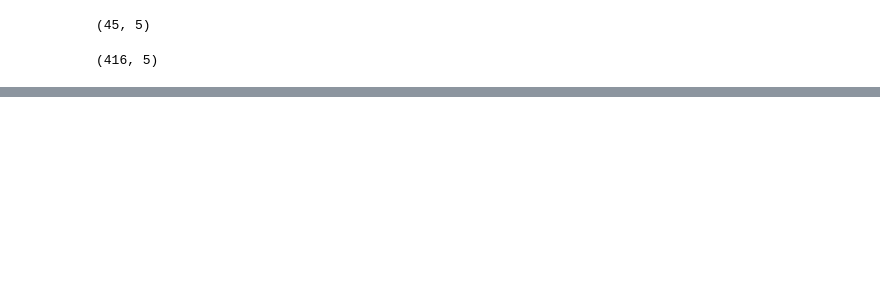
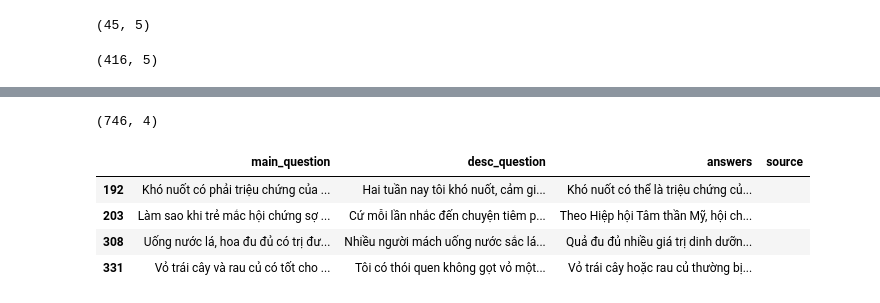
Before and after one commit to trantrikien239/GPTVietFinetune, a Jupyter notebook: DataPreprocessing.ipynb, the cells around one changed output, grey strips where cells are left out. Cells and saved outputs as stored; diff of their text form; code cells hidden in the pictures; blank space fills up the shorter version.

```diff
--- a/DataPreprocessing.ipynb
+++ b/DataPreprocessing.ipynb
@@ -116,0 +179,12 @@ df_clean_final.head()
+# %%
+df_clean_final.shape
+# %% [output]
+(746, 4)
+# %%
+df_clean_final[~df_clean_final['source'].apply(is_title)]
+# %% [output]
+|  | main_question | desc_question | answers | source |
+| 192 | Khó nuốt có phải triệu chứng của ... | Hai tuần nay tôi khó nuốt, cảm gi... | Khó nuốt có thể là triệu chứng củ... |  |
+| 203 | Làm sao khi trẻ mắc hội chứng sợ ... | Cứ mỗi lần nhắc đến chuyện tiêm p... | Theo Hiệp hội Tâm thần Mỹ, hội ch... |  |
+| 308 | Uống nước lá, hoa đu đủ có trị đư... | Nhiều người mách uống nước sắc lá... | Quả đu đủ nhiều giá trị dinh dưỡn... |  |
+| 331 | Vỏ trái cây và rau củ có tốt cho ... | Tôi có thói quen không gọt vỏ một... | Vỏ trái cây hoặc rau củ thường bị... |  |
```
Also changed, not shown: parts of 21 cells of this notebook, 7 other files.
